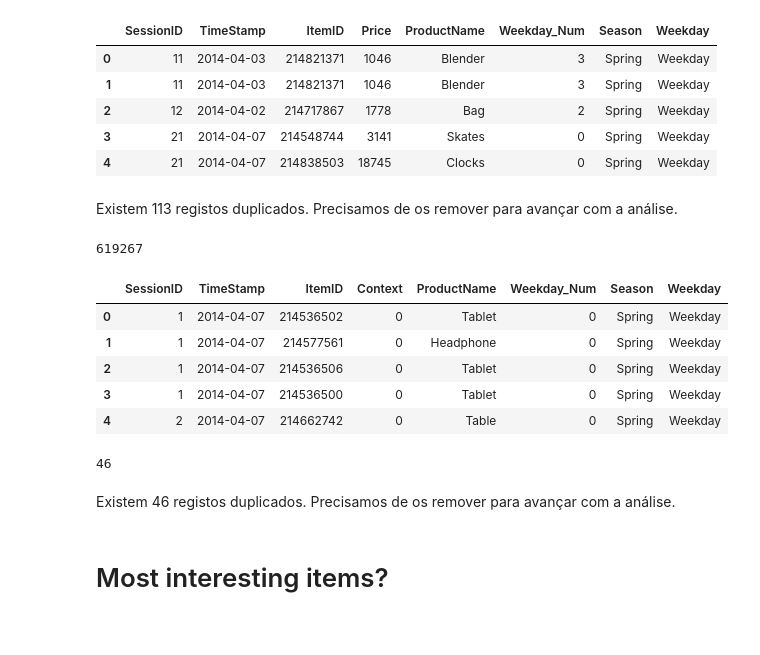
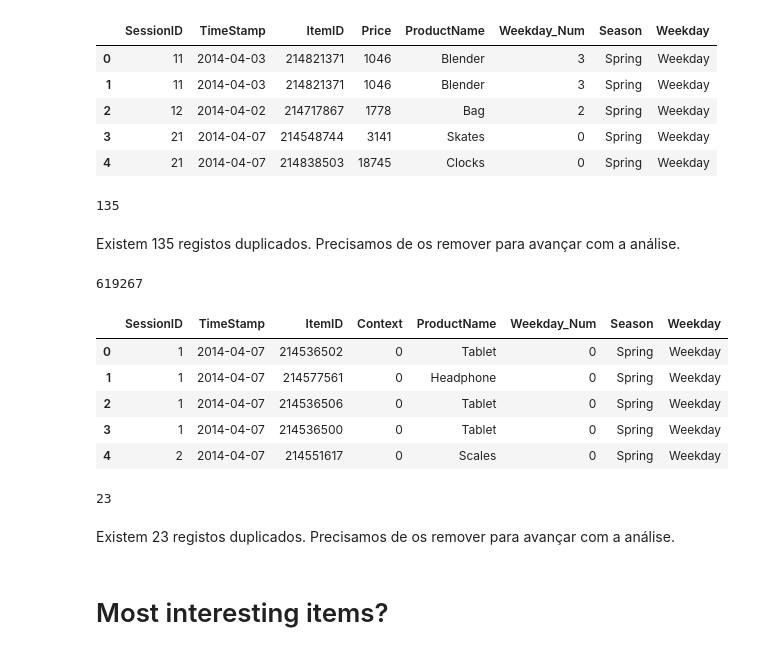
Before and after one commit to flpsantos3/PD_01, a Jupyter notebook: PD_202021_P1.ipynb, the cells around one changed output. Saved outputs shown, nothing was run; the diff lists cells and outputs as text; code cells hidden in the pictures.

```diff
--- a/PD_202021_P1.ipynb
+++ b/PD_202021_P1.ipynb
@@ -139,7 +139,7 @@ buys=pd.read_csv('/content/drive/MyDrive/Datasets/projetoPD/store-buys.dat',
                         'Price':np.int16, 'Qty':'category'})
 clicks=pd.read_csv('/content/drive/MyDrive/Datasets/projetoPD/store-clicks.dat',
                    header=None,
-                   nrows=500000,
+                   nrows=10352280,
                    names=['SessionID','TimeStamp','ItemID','Context'],
                    dtype={'SessionID':np.int32, 'TimeStamp':str, 'ItemID': np.int32,
                         'Context':'category'})
@@ -257,7 +257,11 @@ buys_upd.head()
 | 2 | 12 | 2014-04-02 | 214717867 | 1778 | Bag | 2 | Spring | Weekday |
 | 3 | 21 | 2014-04-07 | 214548744 | 3141 | Skates | 0 | Spring | Weekday |
 | 4 | 21 | 2014-04-07 | 214838503 | 18745 | Clocks | 0 | Spring | Weekday |
+# %%
+len(buys)-len(buys.drop_duplicates())
+# %% [output]
+135
 # %% [markdown]
-Existem 113 registos duplicados. Precisamos de os remover para avançar com a análise.
+Existem 135 registos duplicados. Precisamos de os remover para avançar com a análise.
 # %%
 buys_upd=buys_upd.drop_duplicates().reset_index(drop=True)
@@ -266,20 +269,19 @@ len(buys_upd)
 619267
 # %%
 clicks_upd=clicks_upd.sort_values(by='SessionID').reset_index(drop=True)
-clicks_upd.head()
 # %% [output]
 |  | SessionID | TimeStamp | ItemID | Context | ProductName | Weekday_Num | Season | Weekday |
 | 0 | 1 | 2014-04-07 | 214536502 | 0 | Tablet | 0 | Spring | Weekday |
 | 1 | 1 | 2014-04-07 | 214577561 | 0 | Headphone | 0 | Spring | Weekday |
 | 2 | 1 | 2014-04-07 | 214536506 | 0 | Tablet | 0 | Spring | Weekday |
 | 3 | 1 | 2014-04-07 | 214536500 | 0 | Tablet | 0 | Spring | Weekday |
-| 4 | 2 | 2014-04-07 | 214662742 | 0 | Table | 0 | Spring | Weekday |
+| 4 | 2 | 2014-04-07 | 214551617 | 0 | Scales | 0 | Spring | Weekday |
 # %%
 len(clicks)-len(clicks.drop_duplicates())
 # %% [output]
-46
+23
 # %% [markdown]
-Existem 46 registos duplicados. Precisamos de os remover para avançar com a análise.
+Existem 23 registos duplicados. Precisamos de os remover para avançar com a análise.
 # %%
 clicks_upd=clicks_upd.drop_duplicates().reset_index(drop=True)
 # %% [markdown]
```
Also changed, not shown: parts of 21 cells of this notebook.
